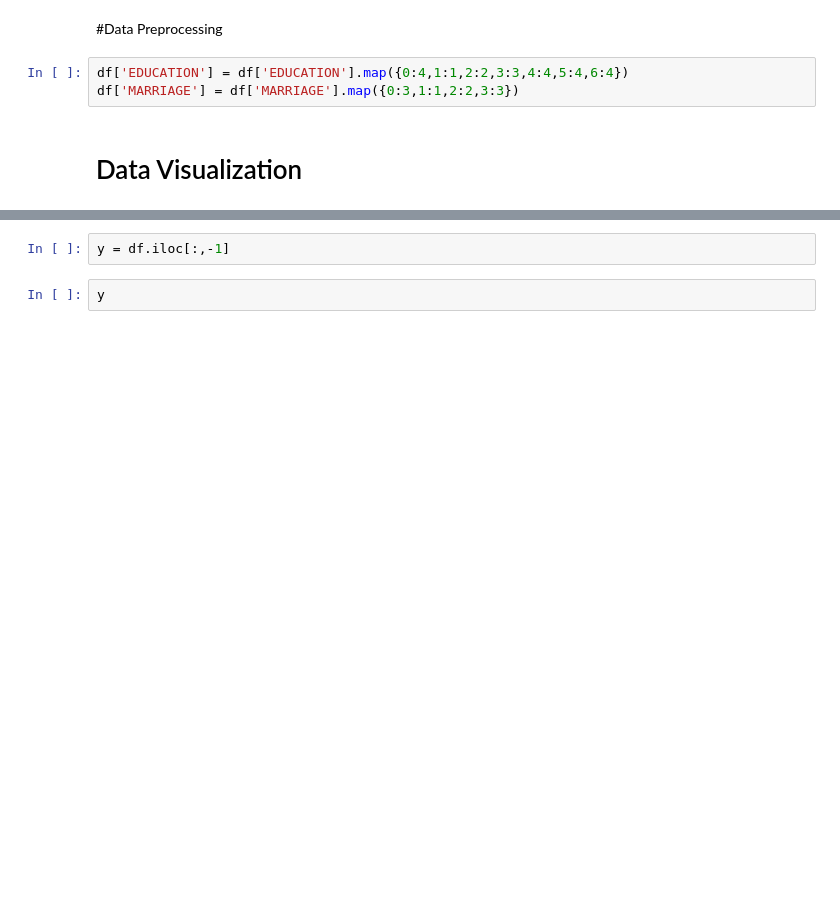
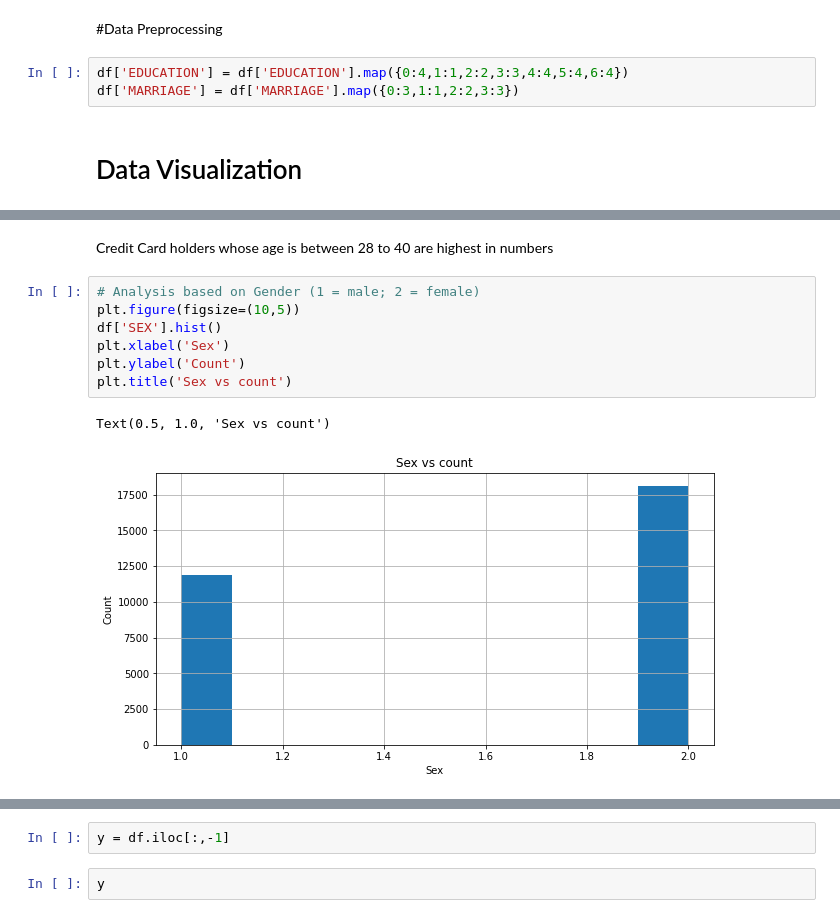
Before and after one commit to Akshay1781/Credit-Card-Default-Prediction, a Jupyter notebook: Credit_Card_Default_Prediction_Capstone_Project.ipynb, the cells around one changed output, grey strips where cells are left out. Drawn from its saved outputs; the diff is of its cells as text; blank space fills up the shorter version.

```diff
--- a/Credit_Card_Default_Prediction_Capstone_Project.ipynb
+++ b/Credit_Card_Default_Prediction_Capstone_Project.ipynb
@@ -183,0 +199,12 @@ df['default_payment_next_month'].hist()
+# %% [markdown]
+Credit Card holders whose age is between 28 to 40 are highest in numbers
+# %%
+# Analysis based on Gender (1 = male; 2 = female)
+plt.figure(figsize=(10,5))
+df['SEX'].hist()
+plt.xlabel('Sex')
+plt.ylabel('Count')
+plt.title('Sex vs count')
+# %% [output]
+Text(0.5, 1.0, 'Sex vs count')
+[figure, added]
```
Also changed, not shown: parts of 93 cells of this notebook.
